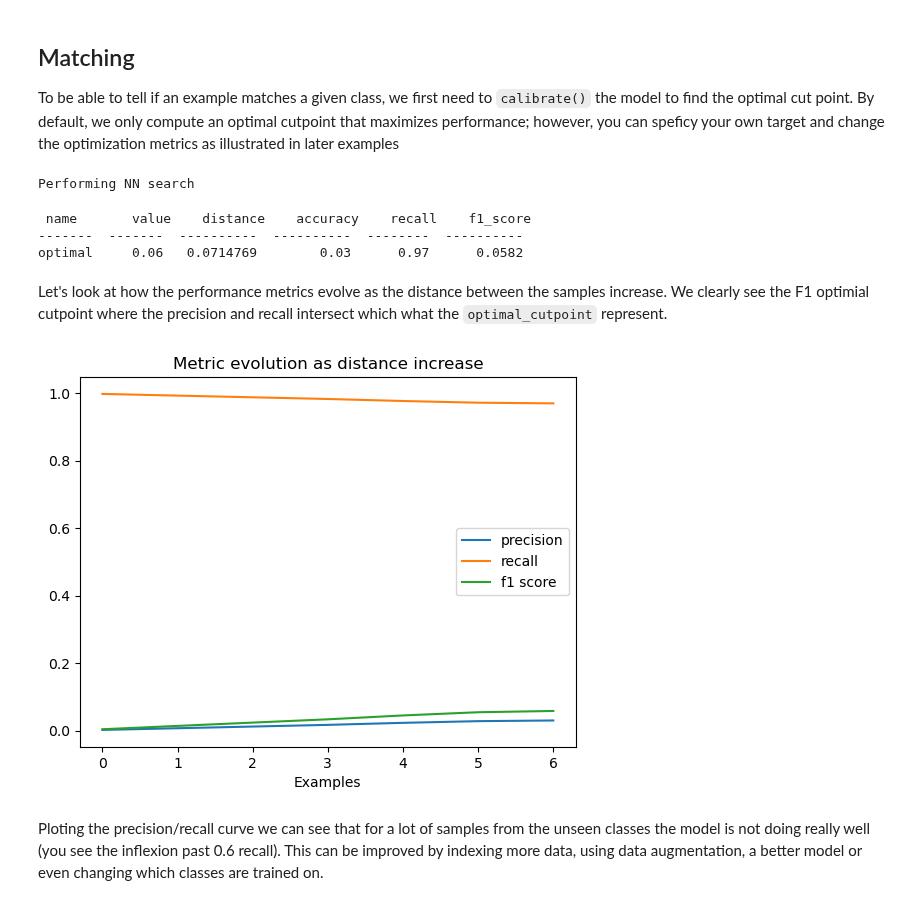
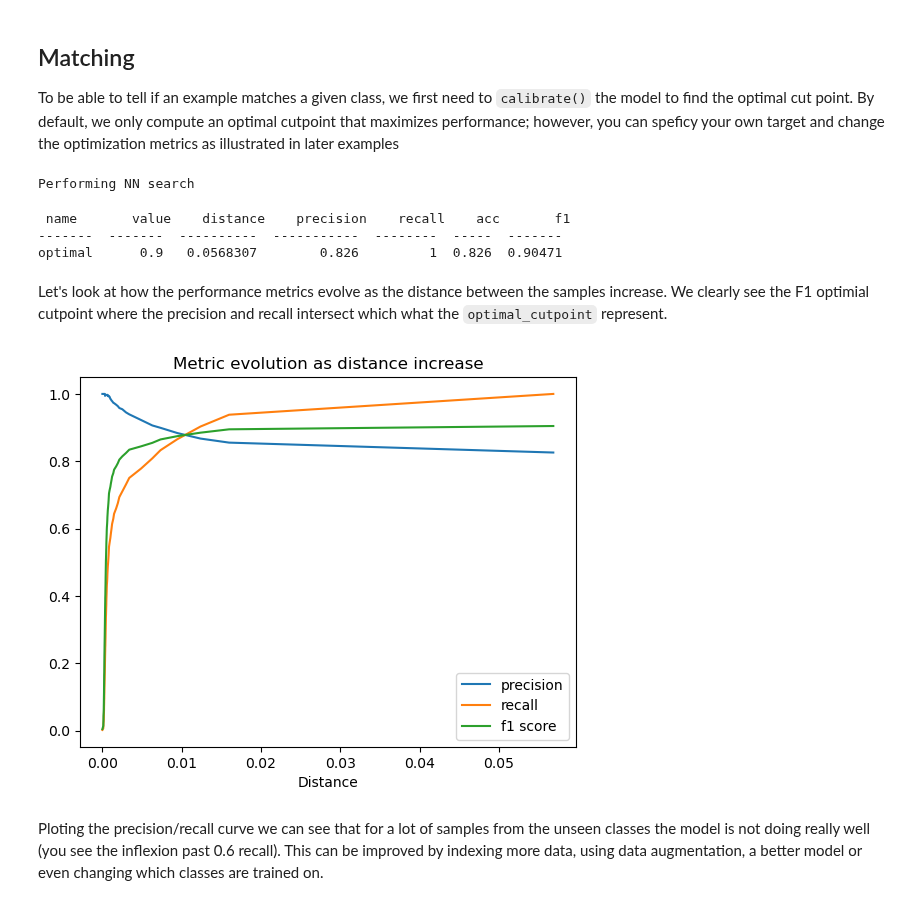
Before and after one commit to tensorflow/similarity, a Jupyter notebook: examples/supervised_hello_world.ipynb, the cells around one changed output. Drawn from its saved outputs; the diff is of its cells as text; code cells hidden in the pictures.

Commit message:
Major refactor to support classification and retrieval metrics

```diff
--- a/examples/supervised_hello_world.ipynb
+++ b/examples/supervised_hello_world.ipynb
@@ -266,25 +271,26 @@ Performing NN search
 To be able to tell if an example matches a given class, we first need to `calibrate()` the model to find the optimal cut point. By default, we only compute an optimal cutpoint that maximizes performance; however, you can speficy your own target and change the optimization metrics as illustrated in later examples
 # %%
 num_calibration_samples = 1000
-calibration = model.calibrate(x_train[:num_calibration_samples], y_train[:num_calibration_samples], verbose=1)
+calibration = model.calibrate(x_train[:num_calibration_samples], y_train[:num_calibration_samples], extra_metrics=['precision', 'recall', 'accuracy'], verbose=1)
 # %% [output]
 Performing NN search
- name       value    distance    accuracy    recall    f1_score
--------  -------  ----------  ----------  --------  ----------
-optimal     0.06   0.0714769        0.03      0.97      0.0582
+ name       value    distance    precision    recall    acc       f1
+-------  -------  ----------  -----------  --------  -----  -------
+optimal      0.9   0.0568307        0.826         1  0.826  0.90471
 # %% [markdown]
 Let's look at how the performance metrics evolve as the distance between the samples increase. We clearly see the F1 optimial cutpoint where the precision and recall intersect which what the `optimal_cutpoint` represent.
 # %%
 fig, ax = plt.subplots()
-ax.plot(calibration['thresholds']['accuracy'], label='precision')
-ax.plot(calibration['thresholds']['recall'], label='recall')
-ax.plot(calibration['thresholds']['f1_score'], label='f1 score')
+x = calibration.thresholds['distance']
+ax.plot(x, calibration.thresholds['precision'], label='precision')
+ax.plot(x, calibration.thresholds['recall'], label='recall')
+ax.plot(x, calibration.thresholds['f1'], label='f1 score')
 ax.legend()
 ax.set_title("Metric evolution as distance increase")
-ax.set_xlabel('Examples')
+ax.set_xlabel('Distance')
 plt.show()
 # %% [output]
-[figure, old version]
+[figure, new version]
 # %% [markdown]
 Ploting the precision/recall curve we can see that for a lot of samples from the unseen classes the model is not doing really well (you see the inflexion past 0.6 recall). This can be improved by indexing more data, using data augmentation, a better model or even changing which classes are trained on.
 # %%
```
Also changed, not shown: parts of 14 cells of this notebook, 51 other files.
